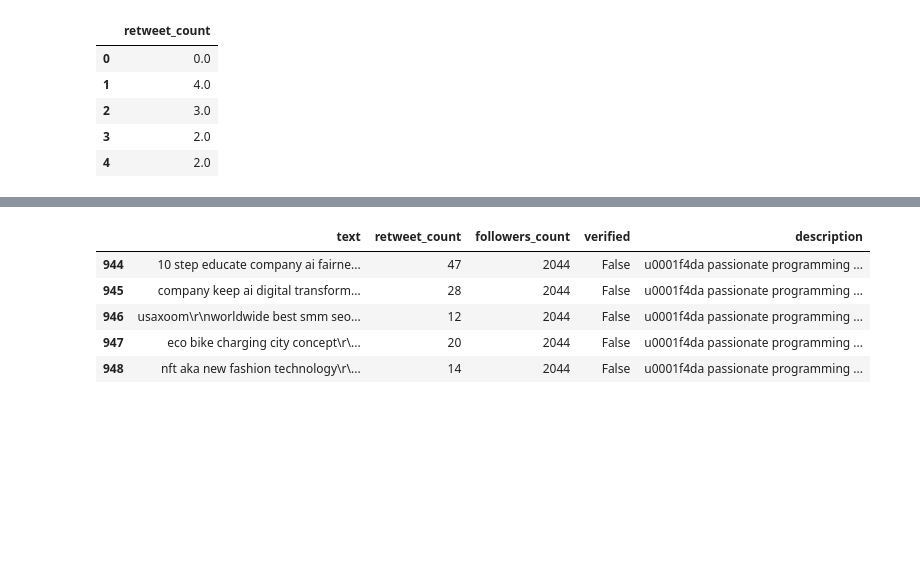
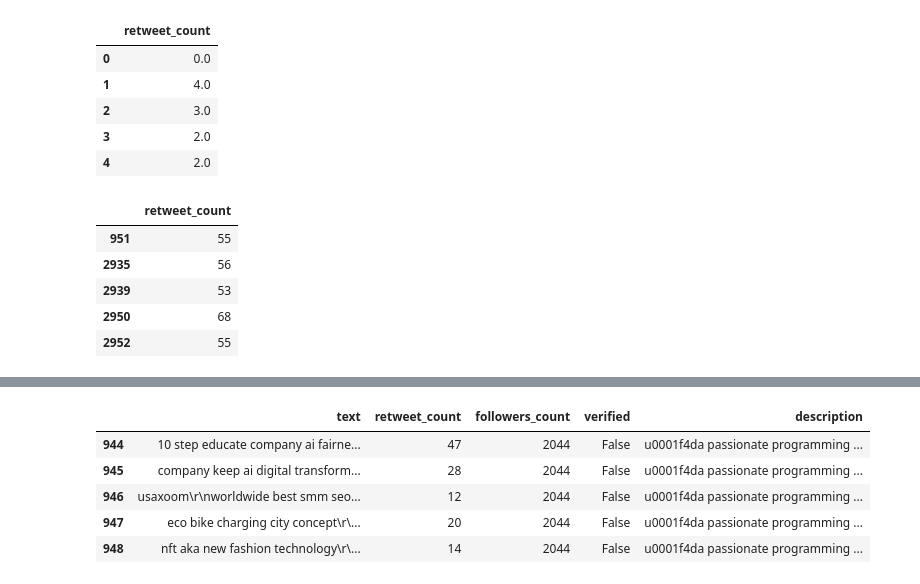
Before and after one commit to sofiapiedrahita/CyberCollective, a Jupyter notebook: Cyber Security Tweets Analysis - Elyse.ipynb, the cells around one changed output, grey strips where cells are left out. Cells and saved outputs as stored; diff of their text form; code cells hidden in the pictures; blank space fills up the shorter version.

```diff
--- a/Cyber Security Tweets Analysis - Elyse.ipynb
+++ b/Cyber Security Tweets Analysis - Elyse.ipynb
@@ -274,3 +274,13 @@ retweet_cnt.head()
 | 2 | 3.0 |
 | 3 | 2.0 |
 | 4 | 2.0 |
+# %%
+rt_over25 = data[data.retweet_count.astype('float64') >= 50][['retweet_count']]
+rt_over25.head()
+# %% [output]
+|  | retweet_count |
+| 951 | 55 |
+| 2935 | 56 |
+| 2939 | 53 |
+| 2950 | 68 |
+| 2952 | 55 |
```
Also changed, not shown: parts of 5 cells of this notebook.
